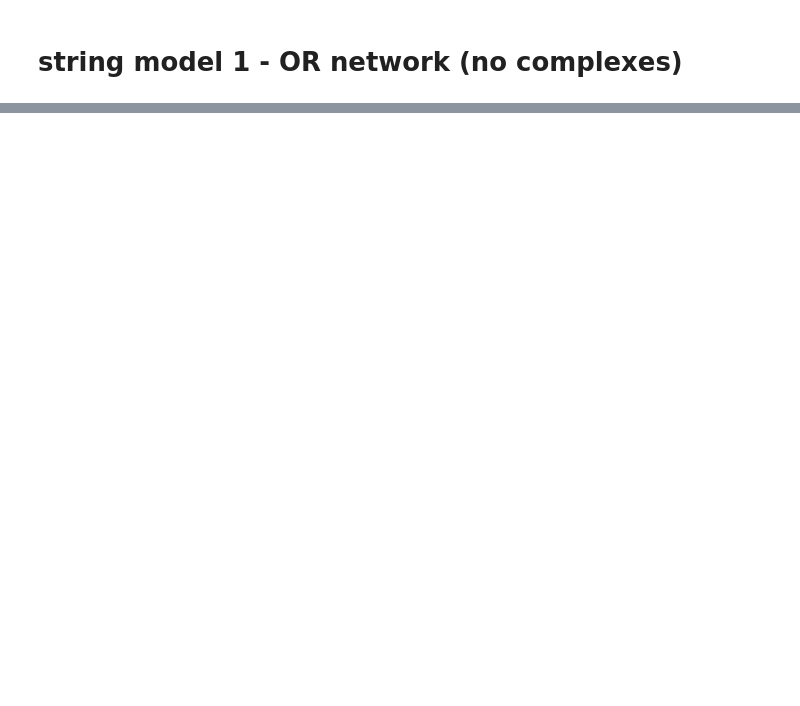
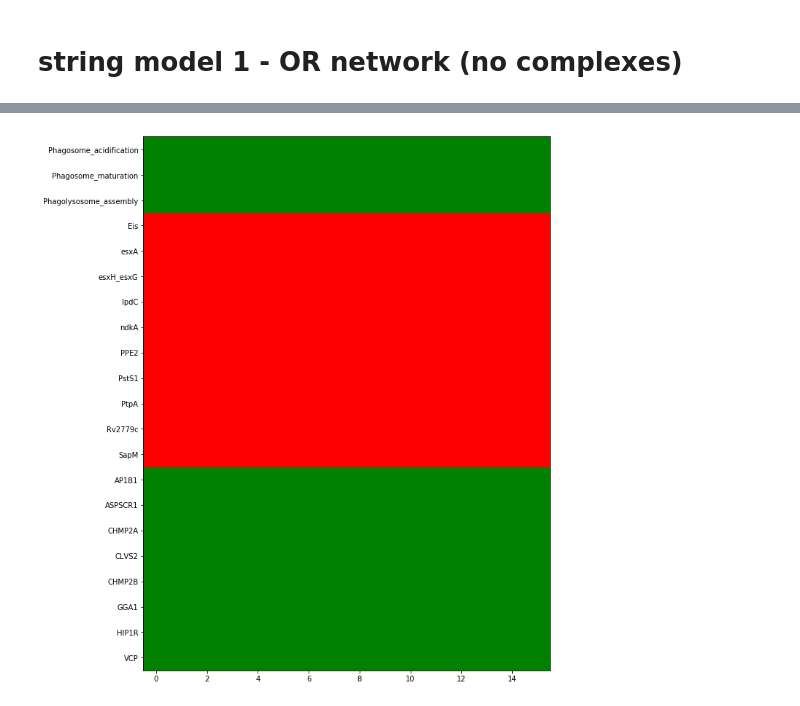
Before and after one commit to charlies-b/rp1, a Jupyter notebook: string-model-1.ipynb, the cells around one changed output, grey strips where cells are left out. Saved outputs shown, nothing was run; the diff lists cells and outputs as text; code cells hidden in the pictures; blank space fills up the shorter version.

```diff
--- a/string-model-1.ipynb
+++ b/string-model-1.ipynb
@@ -6,4 +6,6 @@ from string_model_builder_1 import string2definition, add_process_edgelist, add_
 # %%
 definition = string2definition('string-network-1.csv', 'True')
 definition = add_process_edgelist(definition, 'string-1-process-edgelist.csv', 'True')
+mtb = ["Eis" , "esxA" ,"esxH_esxG" ,"IpdC" ,"ndkA" ,"PPE2" ,"PstS1" ,"PtpA" ,"Rv2779c" ,"SapM"]
+hit = ['AP1B1','ARL10','ASPSCR1','CHMP2A','KIF6','CLVS2','CDC42EP3','CHMP2B','GGA1','GOLT1B','HIP1R','VPS26B','PKD1L2','RIMS2','VCP']
 # %% [markdown]
@@ -37,0 +39,4 @@ NameError: global name 'labels' is not defined
+# %%
+bm.plot_nodes(model, ['Phagosome_acidification','Phagosome_maturation','Phagolysosome_assembly'] + mtb + hit_nodes)
+# %% [output]
+[figure, added]
```
Also changed, not shown: parts of 10 cells of this notebook.
